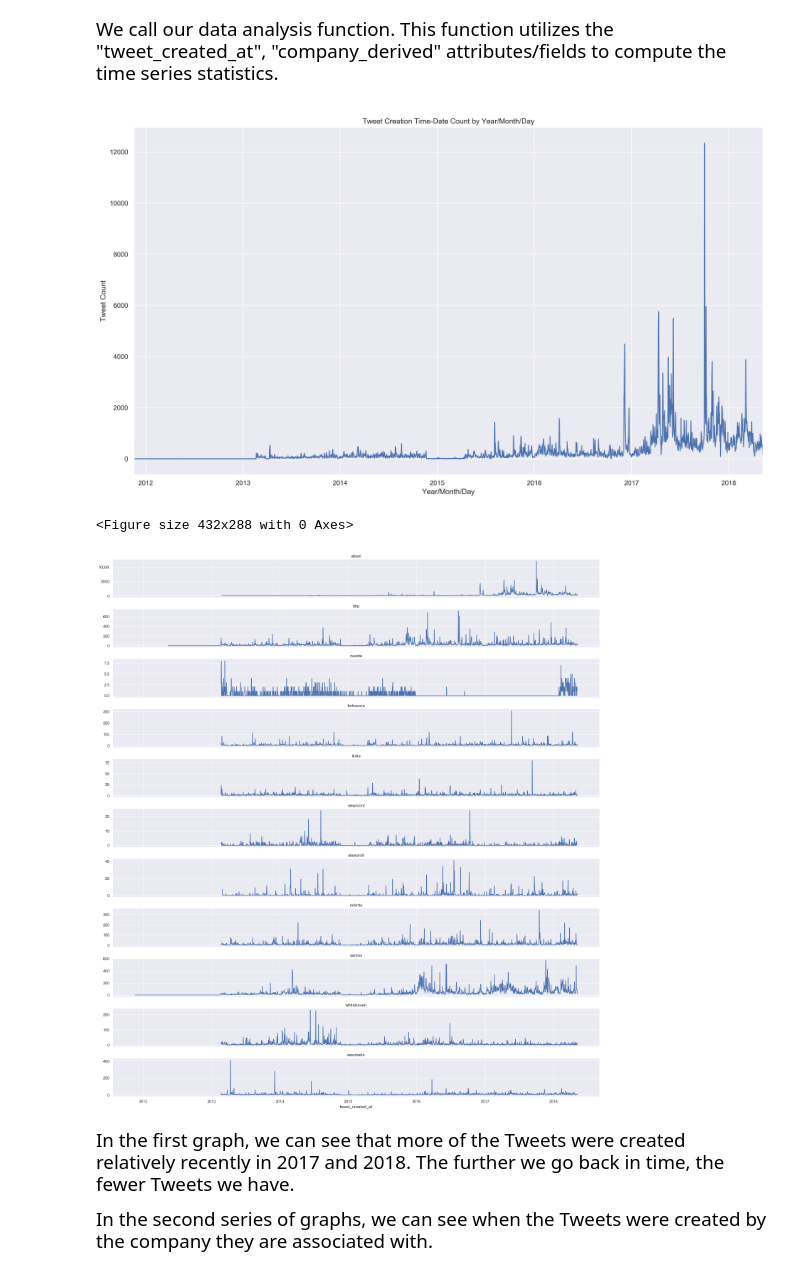
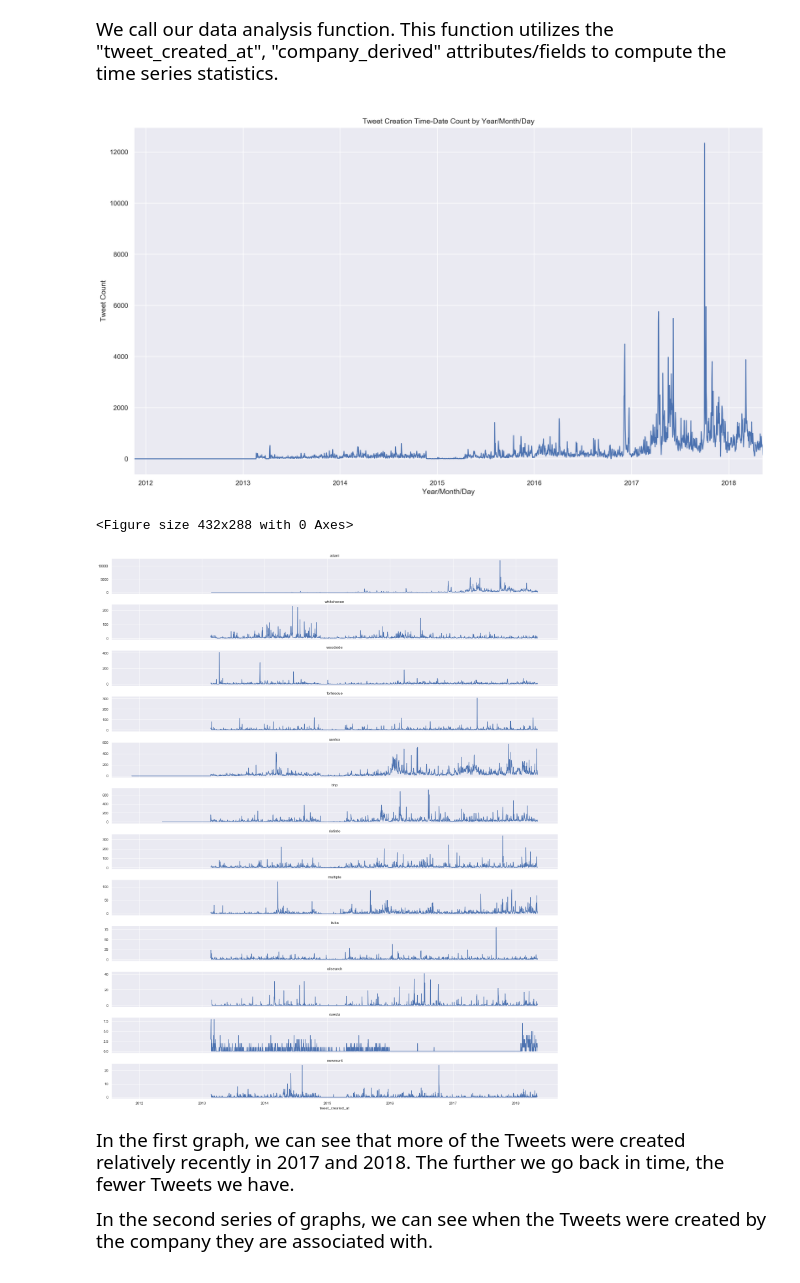
Before and after one commit to J-Jinn/Summer-Research-2019, a Jupyter notebook: jupyter-notebooks/slow-twitter-analysis-v2.0.ipynb, the cells around one changed output. Cells and saved outputs as stored; diff of their text form; code cells hidden in the pictures.

```diff
--- a/jupyter-notebooks/slow-twitter-analysis-v2.0.ipynb
+++ b/jupyter-notebooks/slow-twitter-analysis-v2.0.ipynb
@@ -1102,10 +1202,10 @@ This function analyzes when a Tweet was created and accrues statistics on the #
 # %%
 def tweet_count_by_timedate_time_series(created_at_attribute_file, file_type):
     """
-    Visualize the Tweet creation time based on time-date information in the "created_at" attribute field of the
-    input file.
+    Function computes time series statistics and visualizations on Tweet Creation Time-Date Stamp.
 
-    This function will work for any JSON file or CSV file that contains a attribute or column named "created_at".
+    This function will work for any JSON file or CSV file that contains a attribute or column named "tweet_created_at"
+    and "company_derived".
 
     Note: Ensure input file is small enough to fit in RAM.  This function will not read in data by chunks!
 
@@ -1141,7 +1241,8 @@ def tweet_count_by_timedate_time_series(created_at_attribute_file, file_type):
 
     # 2nd Plot.
     plt.figure()
-    grid = sns.FacetGrid(single_company_only_df[['tweet_created_at', 'company_derived']], row='company_derived', size=2,
+    grid = sns.FacetGrid(dataframe[['tweet_created_at', 'company_derived_designation']],
+                         row='company_derived_designation', size=2,
                          aspect=10,
                          sharey=False)
     grid.map_dataframe(tweet_util.ts_plot, 'tweet_created_at').set_titles('{row_name}')
@@ -1168,12 +1269,12 @@ We call our data analysis function.  This function utilizes the "tweet_created_a
 # %%
     # Display Tweet count by time-date time series statistics.
     tweet_count_by_timedate_time_series(
-        "D:/Dropbox/summer-research-2019/jupyter-notebooks/attribute-datasets/selected-attributes-final3.csv",
+        "D:/Dropbox/summer-research-2019/jupyter-notebooks/attribute-datasets/selected-attributes-final.csv",
         "csv")
 # %% [output]
 [figure]
 <Figure size 432x288 with 0 Axes>
-[figure, old version]
+[figure, new version]
 # %% [markdown]
 <span style="font-family:Papyrus; font-size:1.25em;">
 
```
Also changed, not shown: parts of 45 cells of this notebook, 5 other files.
